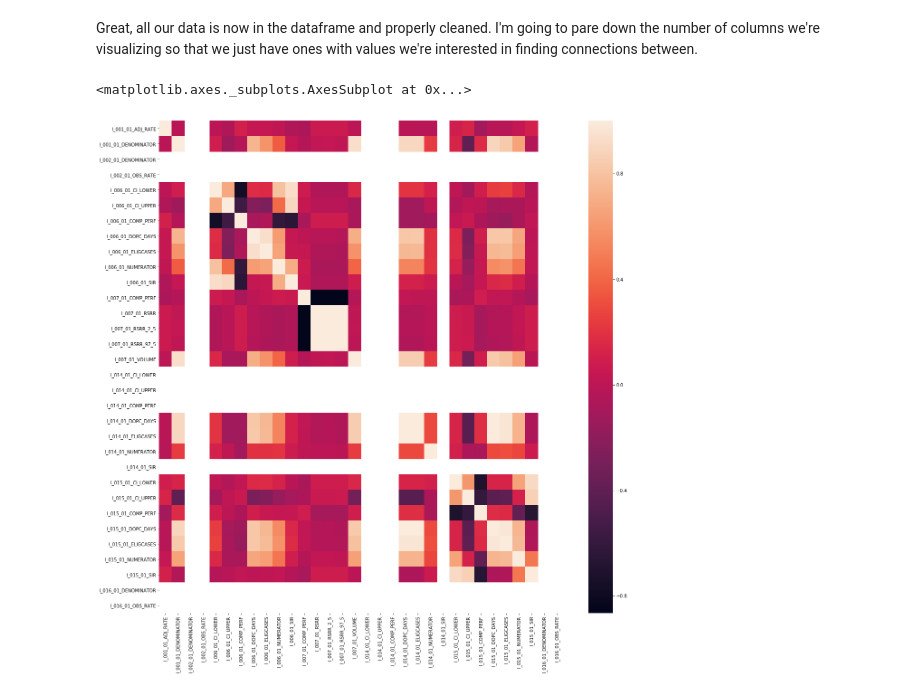
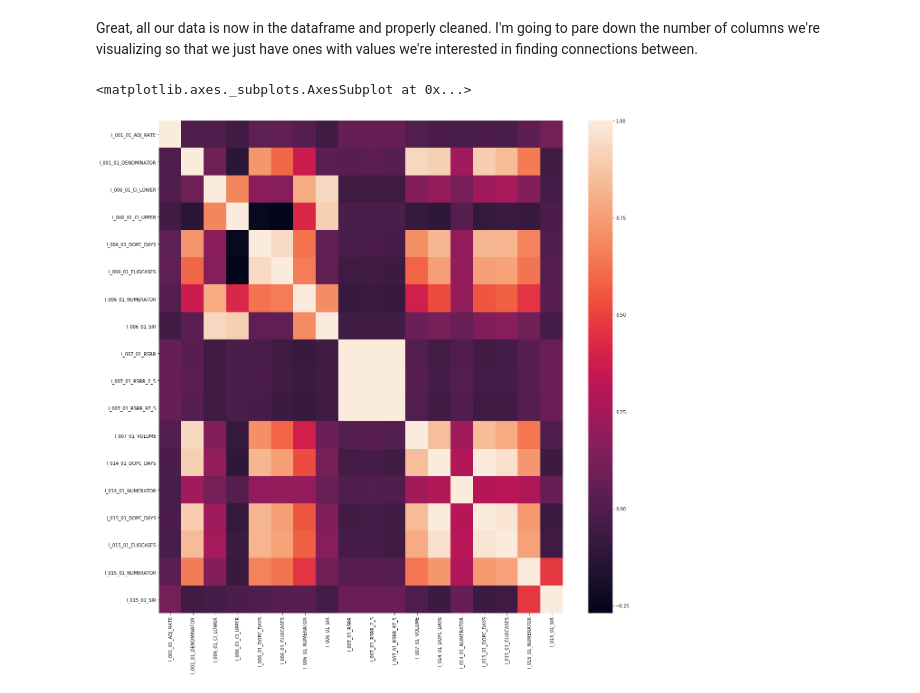
Before and after one commit to SpencerNorris/MedicareInpatientFacilities, a Jupyter notebook: Inpatient Facilities.ipynb, the cells around one changed output. Cells and saved outputs as stored; diff of their text form; code cells hidden in the pictures.

Commit message:
pared down correlation heatmap variables

```diff
--- a/Inpatient Facilities.ipynb
+++ b/Inpatient Facilities.ipynb
@@ -145,18 +166,34 @@ Great, all our data is now in the dataframe and properly cleaned. I'm going to p
 # %%
 #Chop down the data we want to use for the heat map visualization
 from copy import copy
 vis_data = copy(facility_data)
+vis_data = vis_data.drop(columns=[
+    'I_002_01_DENOMINATOR',
+    'I_002_01_OBS_RATE',
+    'I_006_01_COMP_PERF',
+    'I_007_01_COMP_PERF',
+    'I_014_01_COMP_PERF',
+    'I_014_01_CI_UPPER',
+    'I_014_01_CI_LOWER',
+    'I_014_01_ELIGCASES',
+    'I_014_01_SIR',
+    'I_015_01_COMP_PERF',
+    'I_015_01_CI_UPPER',
+    'I_015_01_CI_LOWER',
+    'I_016_01_DENOMINATOR',
+    'I_016_01_OBS_RATE'
+])
 
 #Produce correlation heat map
 import seaborn as sns
 import matplotlib.pyplot as plt
 
 fig, ax = plt.subplots(figsize=(20,20))
 vis_data_corr = vis_data.corr()
-sns.heatmap(facility_data_corr,
+sns.heatmap(vis_data_corr,
             ax=ax,
             xticklabels=vis_data_corr.columns.values,
             yticklabels=vis_data_corr.columns.values)
 # %% [output]
 <matplotlib.axes._subplots.AxesSubplot at 0x...>
-[figure, old version]
+[figure, new version]
```
Also changed, not shown: parts of 2 cells of this notebook.
